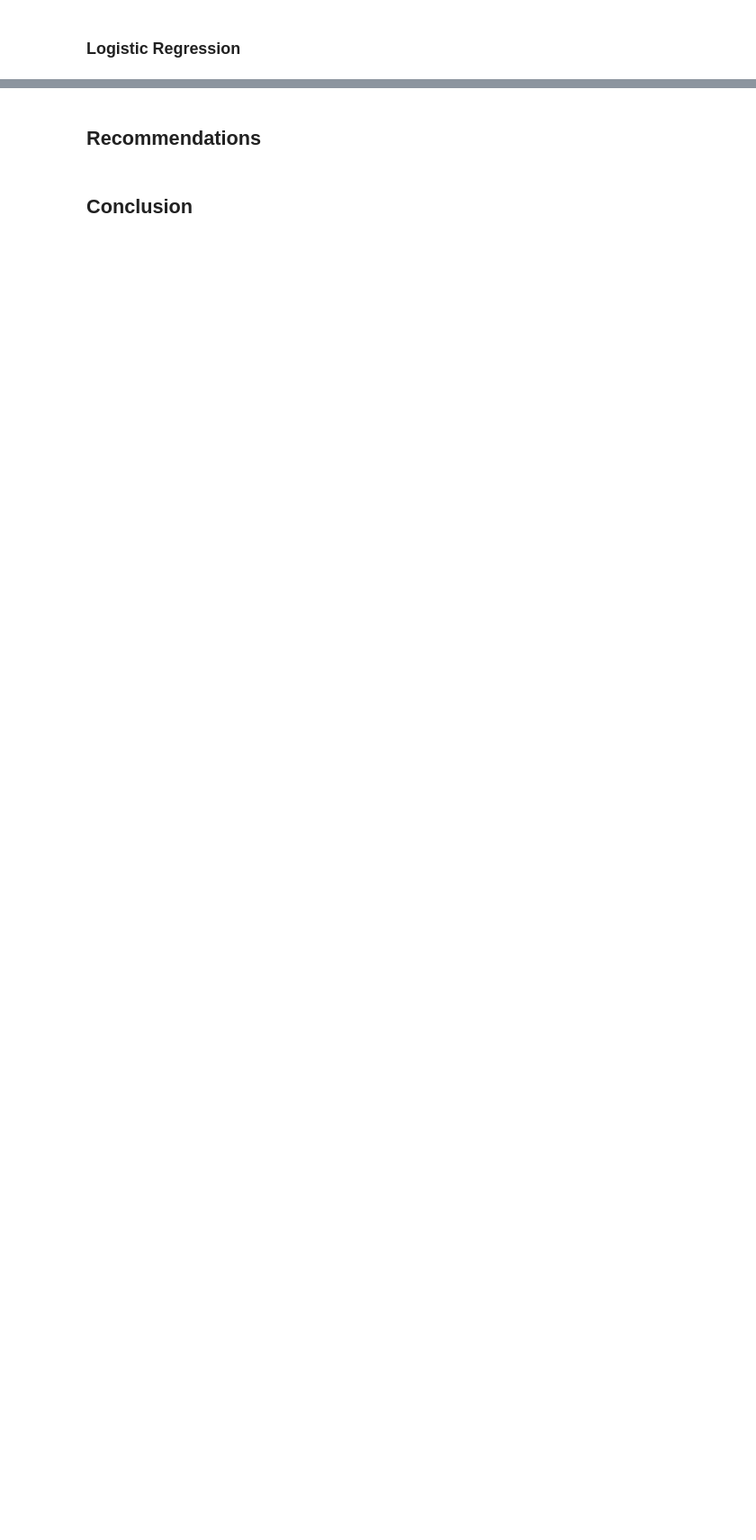
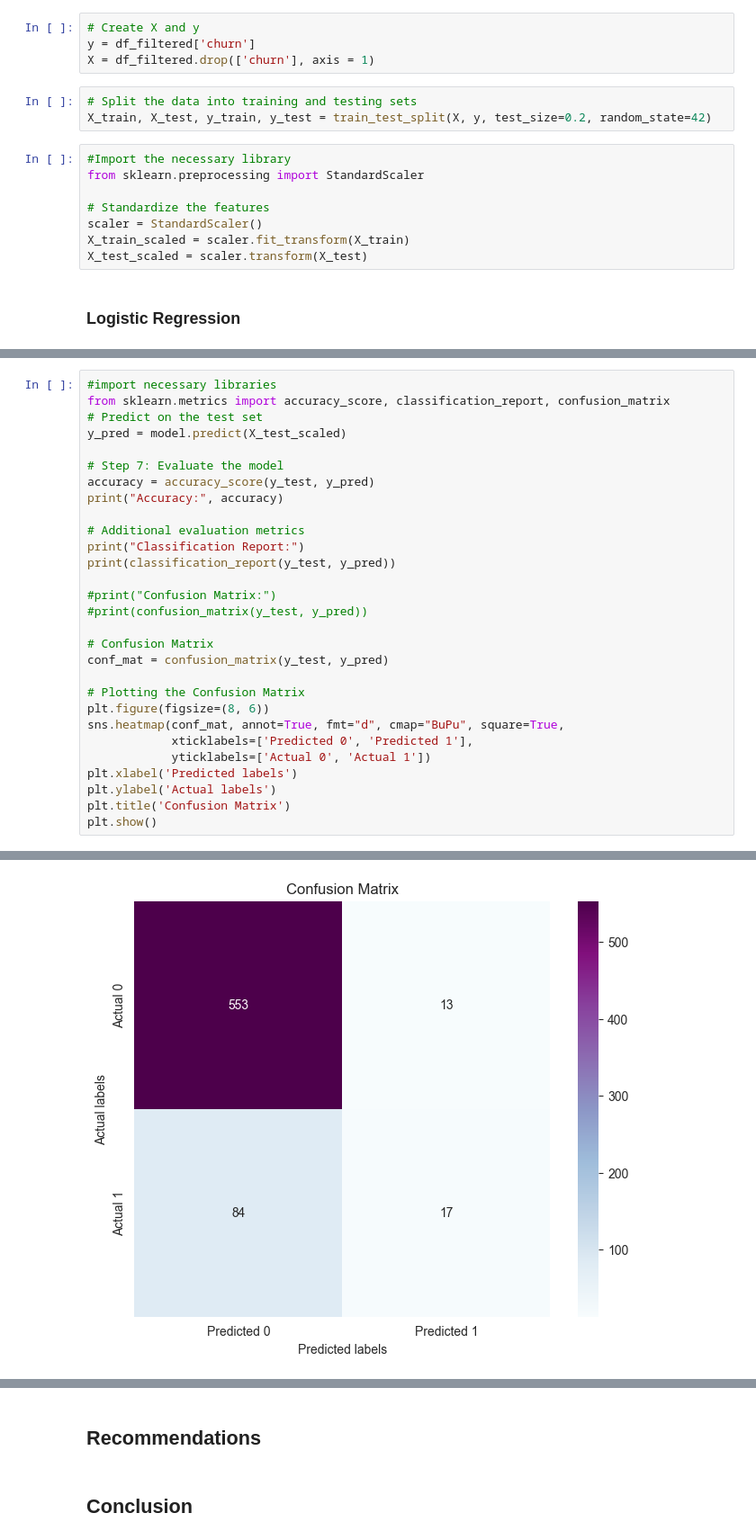
Before and after one commit to phelanthropus/SyriaTel-Customer-Churn, a Jupyter notebook: Untitled.ipynb, the cells around one changed output, grey strips where cells are left out. Shown at 90% size. Drawn from its saved outputs; the diff is of its cells as text; blank space fills up the shorter version.

```diff
--- a/Untitled.ipynb
+++ b/Untitled.ipynb
@@ -517,2 +517,17 @@ df_filtered.head(5)
+# %%
+# Create X and y
+y = df_filtered['churn']
+X = df_filtered.drop(['churn'], axis = 1)
+# %%
+# Split the data into training and testing sets
+X_train, X_test, y_train, y_test = train_test_split(X, y, test_size=0.2, random_state=42)
+# %%
+#Import the necessary library
+from sklearn.preprocessing import StandardScaler
+
+# Standardize the features
+scaler = StandardScaler()
+X_train_scaled = scaler.fit_transform(X_train)
+X_test_scaled = scaler.transform(X_test)
 # %% [markdown]
 ### Logistic Regression ###
@@ -518,0 +540,30 @@ df_filtered.head(5)
+# %%
+#import necessary libraries
+from sklearn.metrics import accuracy_score, classification_report, confusion_matrix
+# Predict on the test set
+y_pred = model.predict(X_test_scaled)
+
+# Step 7: Evaluate the model
+accuracy = accuracy_score(y_test, y_pred)
+print("Accuracy:", accuracy)
+
+# Additional evaluation metrics
+print("Classification Report:")
+print(classification_report(y_test, y_pred))
+
+#print("Confusion Matrix:")
+#print(confusion_matrix(y_test, y_pred))
+
+# Confusion Matrix
+conf_mat = confusion_matrix(y_test, y_pred)
+
+# Plotting the Confusion Matrix
+plt.figure(figsize=(8, 6))
+sns.heatmap(conf_mat, annot=True, fmt="d", cmap="BuPu", square=True,
+            xticklabels=['Predicted 0', 'Predicted 1'],
+            yticklabels=['Actual 0', 'Actual 1'])
+plt.xlabel('Predicted labels')
+plt.ylabel('Actual labels')
+plt.title('Confusion Matrix')
+plt.show()
+# %% [output]
@@ -518,0 +580 @@ df_filtered.head(5)
+[figure, added]
```
Also changed, not shown: parts of 16 cells of this notebook.
